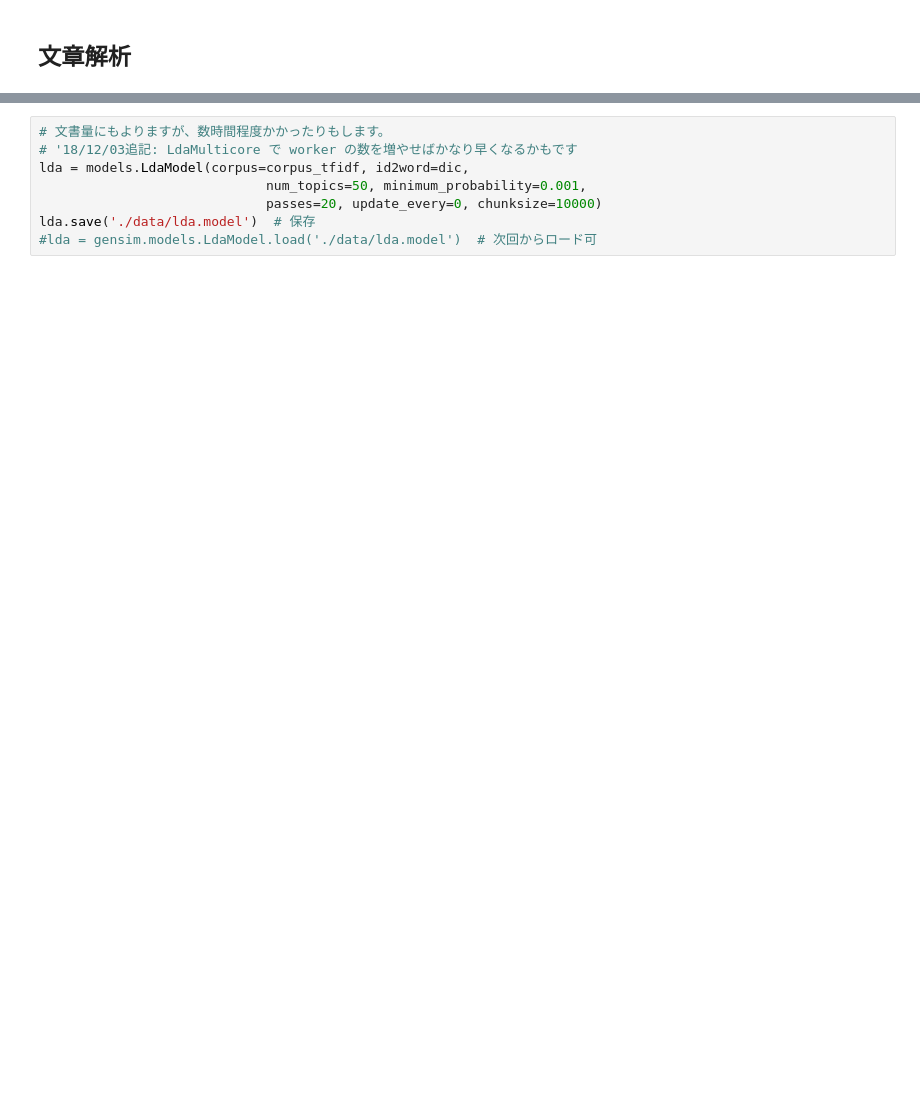
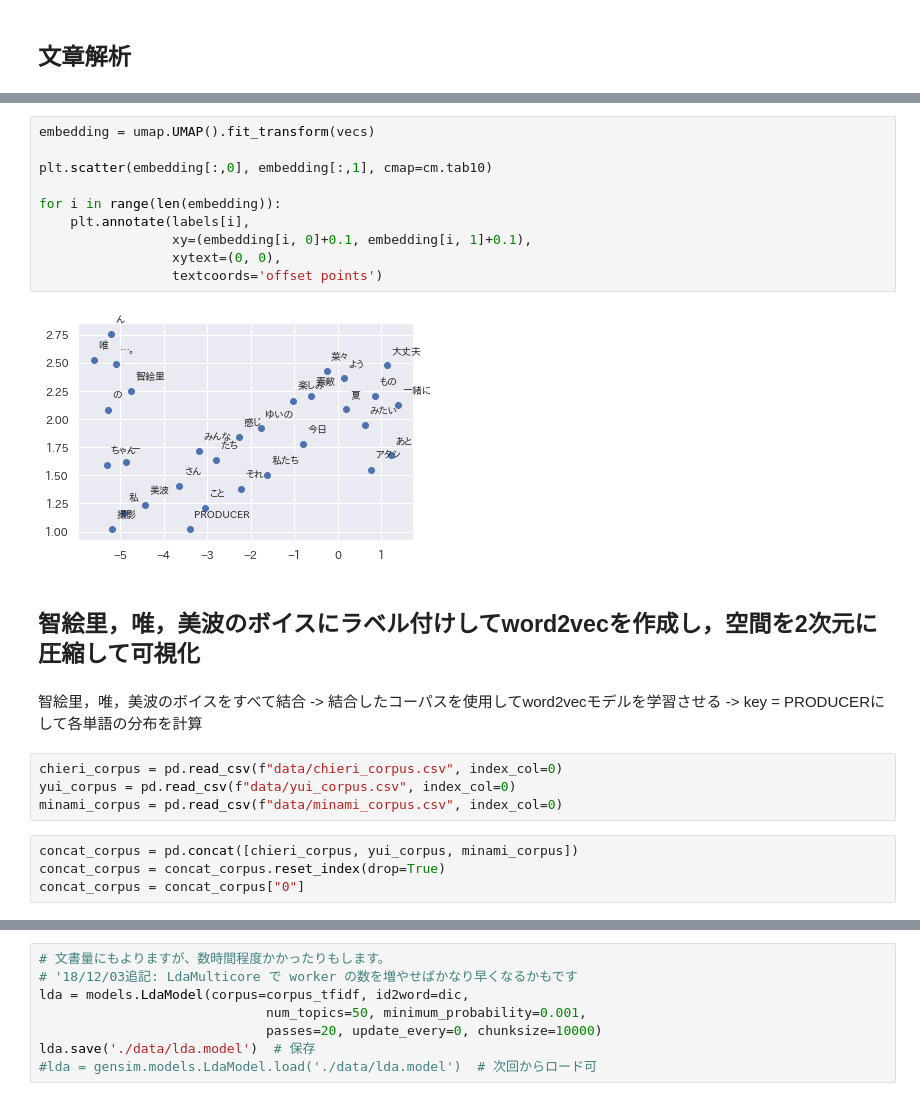
Before and after one commit to waniKN/idol_info, a Jupyter notebook: crawling_and_visuallize.ipynb, the cells around one changed output, grey strips where cells are left out. Cells and saved outputs as stored; diff of their text form; blank space fills up the shorter version.

```diff
--- a/crawling_and_visuallize.ipynb
+++ b/crawling_and_visuallize.ipynb
@@ -277,0 +390,24 @@ corpora.MmCorpus.serialize('./data/text.mm', corpus)  # 保存
+# %%
+embedding = umap.UMAP().fit_transform(vecs)
+
+plt.scatter(embedding[:,0], embedding[:,1], cmap=cm.tab10)
+
+for i in range(len(embedding)):
+    plt.annotate(labels[i],
+                 xy=(embedding[i, 0]+0.1, embedding[i, 1]+0.1),
+                 xytext=(0, 0),
+                 textcoords='offset points')
+# %% [output]
+[figure, added]
+# %% [markdown]
+## 智絵里，唯，美波のボイスにラベル付けしてword2vecを作成し，空間を2次元に圧縮して可視化
+# %% [markdown]
+智絵里，唯，美波のボイスをすべて結合 -> 結合したコーパスを使用してword2vecモデルを学習させる -> key = PRODUCERにして各単語の分布を計算
+# %%
+chieri_corpus = pd.read_csv(f"data/chieri_corpus.csv", index_col=0)
+yui_corpus = pd.read_csv(f"data/yui_corpus.csv", index_col=0)
+minami_corpus = pd.read_csv(f"data/minami_corpus.csv", index_col=0)
+# %%
+concat_corpus = pd.concat([chieri_corpus, yui_corpus, minami_corpus])
+concat_corpus = concat_corpus.reset_index(drop=True)
+concat_corpus = concat_corpus["0"]
```
Also changed, not shown: parts of 52 cells of this notebook, 1 other file.
